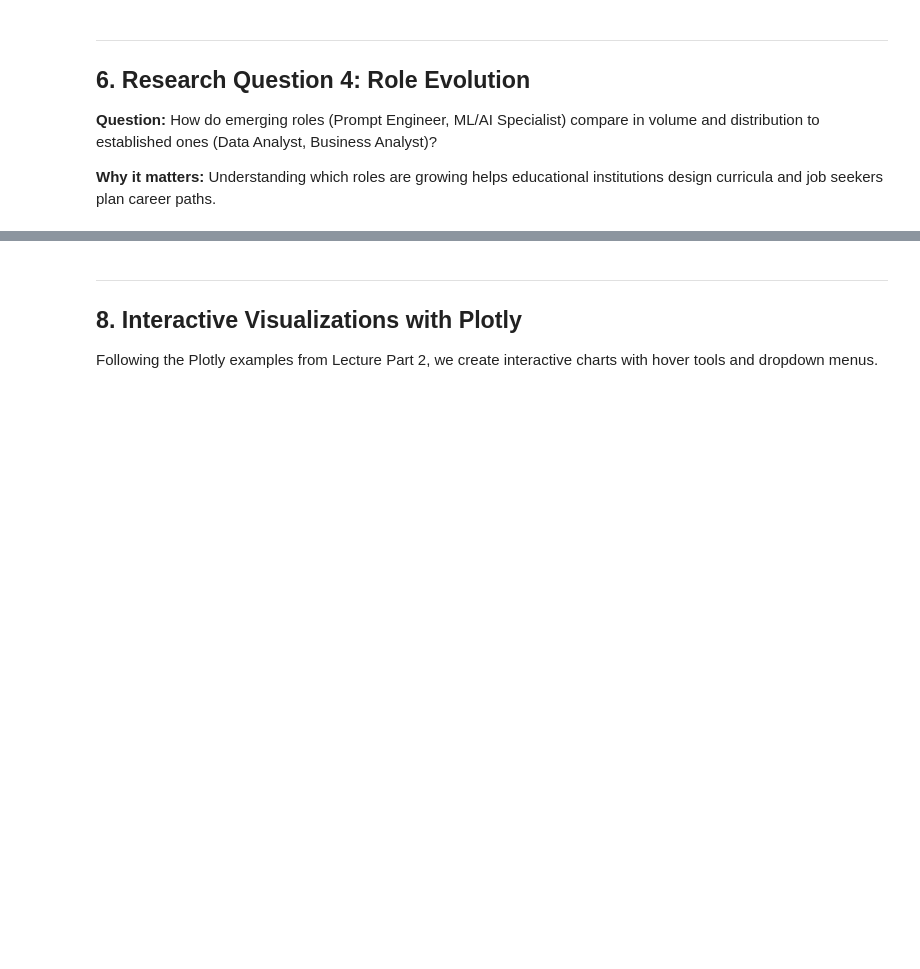
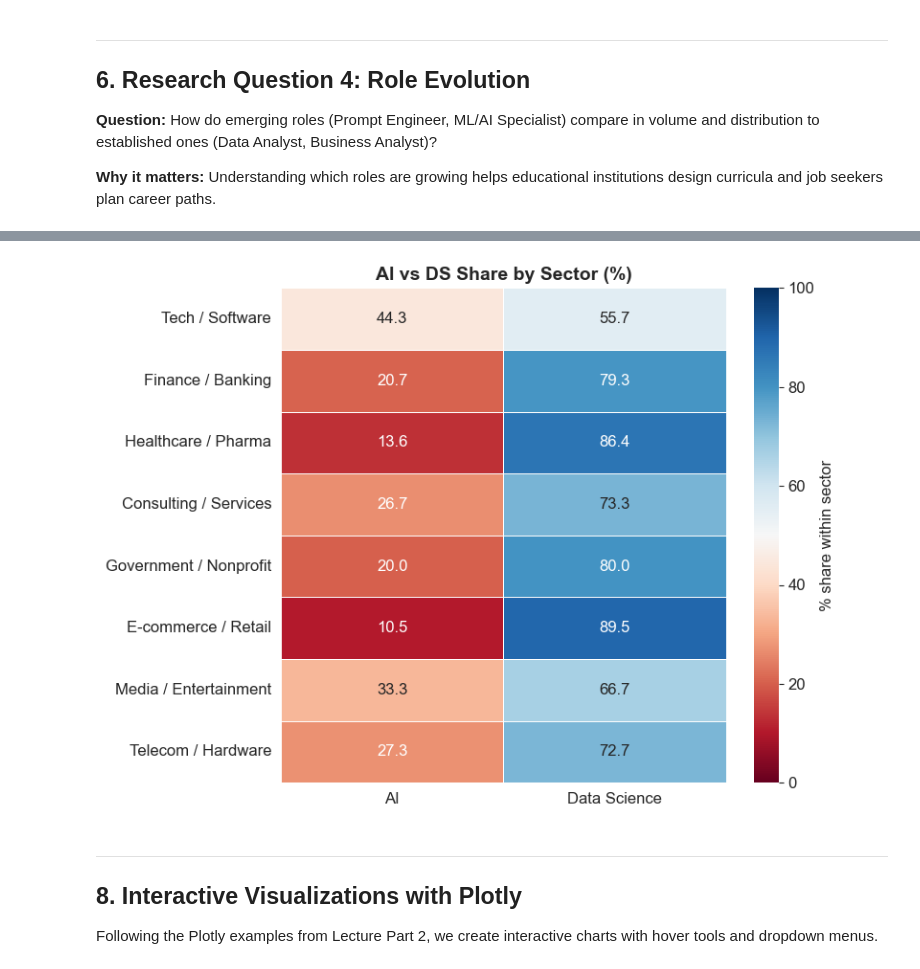
Before and after one commit to d3e2j2m1p1-wq/BAN-612-Project, a Jupyter notebook: BAN612_Analysis_and_Visualization_Notebook2.ipynb, the cells around one changed output, grey strips where cells are left out. Cells and saved outputs as stored; diff of their text form; code cells hidden in the pictures; blank space fills up the shorter version.

```diff
--- a/BAN612_Analysis_and_Visualization_Notebook2.ipynb
+++ b/BAN612_Analysis_and_Visualization_Notebook2.ipynb
@@ -664,3 +697,28 @@ Result: Significant difference (α = 0.05)
+# %%
+# Heatmap
+fig, ax = plt.subplots(figsize=(8, 6))
+
+# Build a percentage matrix: rows = industries, cols = AI / DS
+heatmap_data = pd.DataFrame({
+    'AI %':  pivot_chart['AI Jobs'] / pivot_chart.sum(axis=1) * 100,
+    'DS %':  pivot_chart['DS Jobs'] / pivot_chart.sum(axis=1) * 100,
+})
+
+sns.heatmap(heatmap_data, annot=True, fmt='.1f', cmap='RdBu',
+            linewidths=0.5, ax=ax,
+            cbar_kws={'label': '% share within sector'},
+            vmin=0, vmax=100)
+
+ax.set_title('AI vs DS Share by Sector (%)', fontweight='bold')
+ax.set_ylabel('')
+ax.set_xticklabels(['AI', 'Data Science'], rotation=0)
+plt.yticks(rotation=0)
+
+plt.tight_layout()
+plt.savefig('fig_q5_heatmap.png', dpi=150, bbox_inches='tight')
+plt.show()
+# %% [output]
+[figure, added]
 # %% [markdown]
 ---
 ## 8. Interactive Visualizations with Plotly
```
Also changed, not shown: parts of 32 cells of this notebook.
